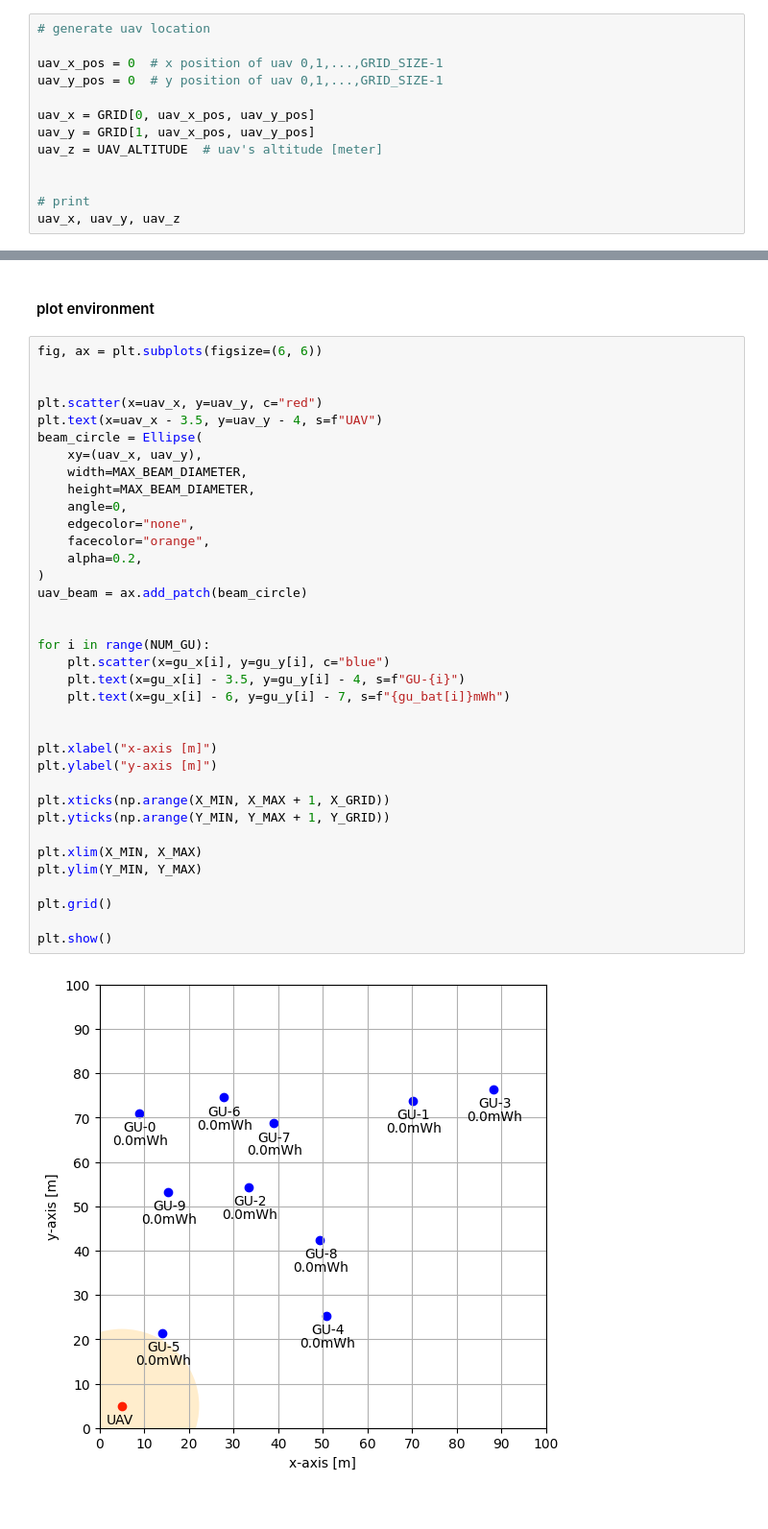
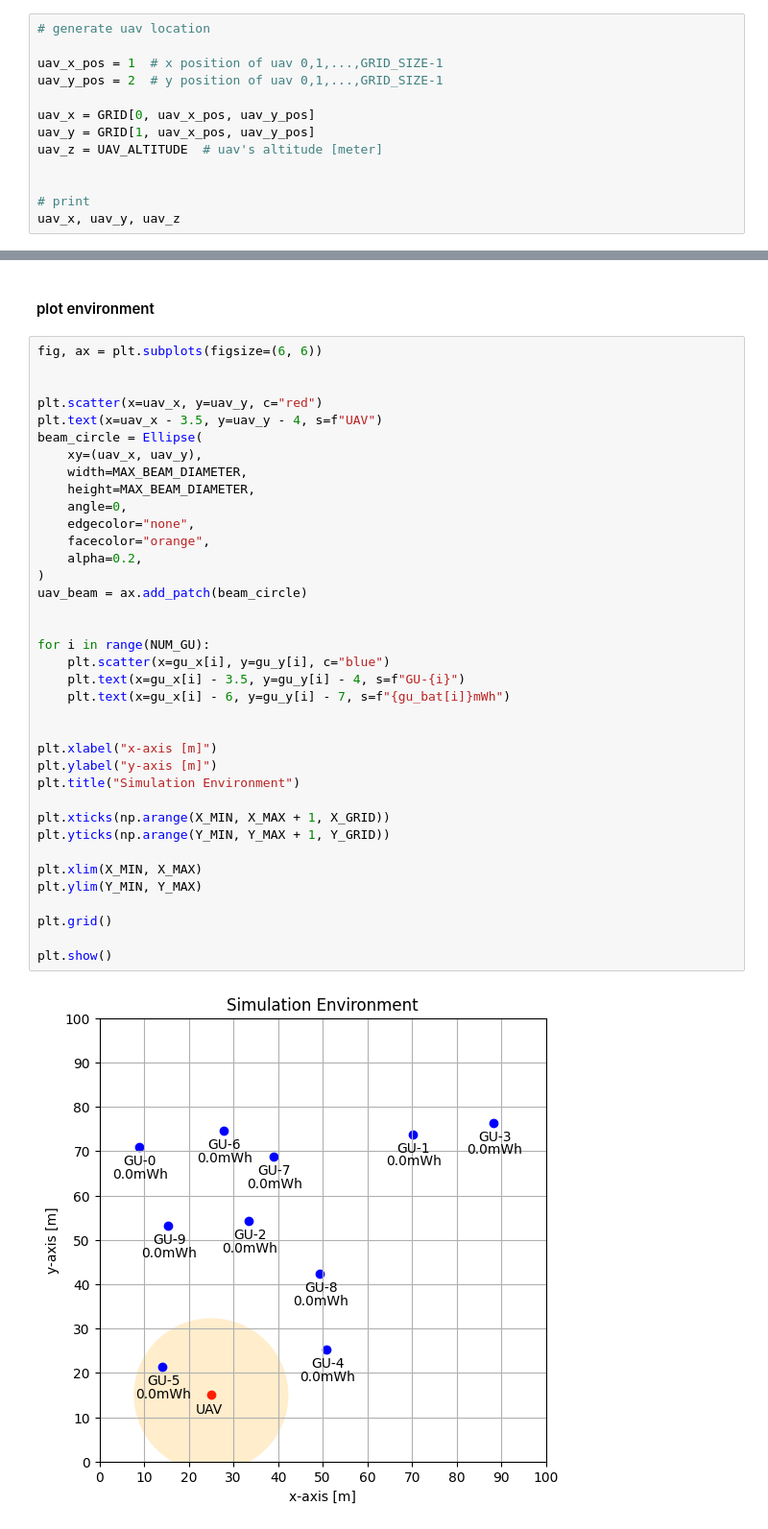
Before and after one commit to muysengly/UAV-Project, a Jupyter notebook: main_v1.ipynb, the cells around one changed output, grey strips where cells are left out. Shown at 96% size. Drawn from its saved outputs; the diff is of its cells as text.

```diff
--- a/main_v1.ipynb
+++ b/main_v1.ipynb
@@ -80,8 +78,8 @@ array([[[ 5., 15., 25., 35., 45., 55., 65., 75., 85., 95.],
 # %%
 # generate uav location
 
-uav_x_pos = 0  # x position of uav 0,1,...,GRID_SIZE-1
-uav_y_pos = 0  # y position of uav 0,1,...,GRID_SIZE-1
+uav_x_pos = 1  # x position of uav 0,1,...,GRID_SIZE-1
+uav_y_pos = 2  # y position of uav 0,1,...,GRID_SIZE-1
 
 uav_x = GRID[0, uav_x_pos, uav_y_pos]
 uav_y = GRID[1, uav_x_pos, uav_y_pos]
@@ -104,31 +102,32 @@ beam_circle = Ellipse(
     xy=(uav_x, uav_y),
     width=MAX_BEAM_DIAMETER,
     height=MAX_BEAM_DIAMETER,
     angle=0,
     edgecolor="none",
     facecolor="orange",
     alpha=0.2,
 )
 uav_beam = ax.add_patch(beam_circle)
 
 
 for i in range(NUM_GU):
     plt.scatter(x=gu_x[i], y=gu_y[i], c="blue")
     plt.text(x=gu_x[i] - 3.5, y=gu_y[i] - 4, s=f"GU-{i}")
     plt.text(x=gu_x[i] - 6, y=gu_y[i] - 7, s=f"{gu_bat[i]}mWh")
 
 
 plt.xlabel("x-axis [m]")
 plt.ylabel("y-axis [m]")
+plt.title("Simulation Environment")
 
 plt.xticks(np.arange(X_MIN, X_MAX + 1, X_GRID))
 plt.yticks(np.arange(Y_MIN, Y_MAX + 1, Y_GRID))
 
 plt.xlim(X_MIN, X_MAX)
 plt.ylim(Y_MIN, Y_MAX)
 
 plt.grid()
 
 plt.show()
 # %% [output]
-[figure, old version]
+[figure, new version]
```
Also changed, not shown: parts of 2 cells of this notebook.
